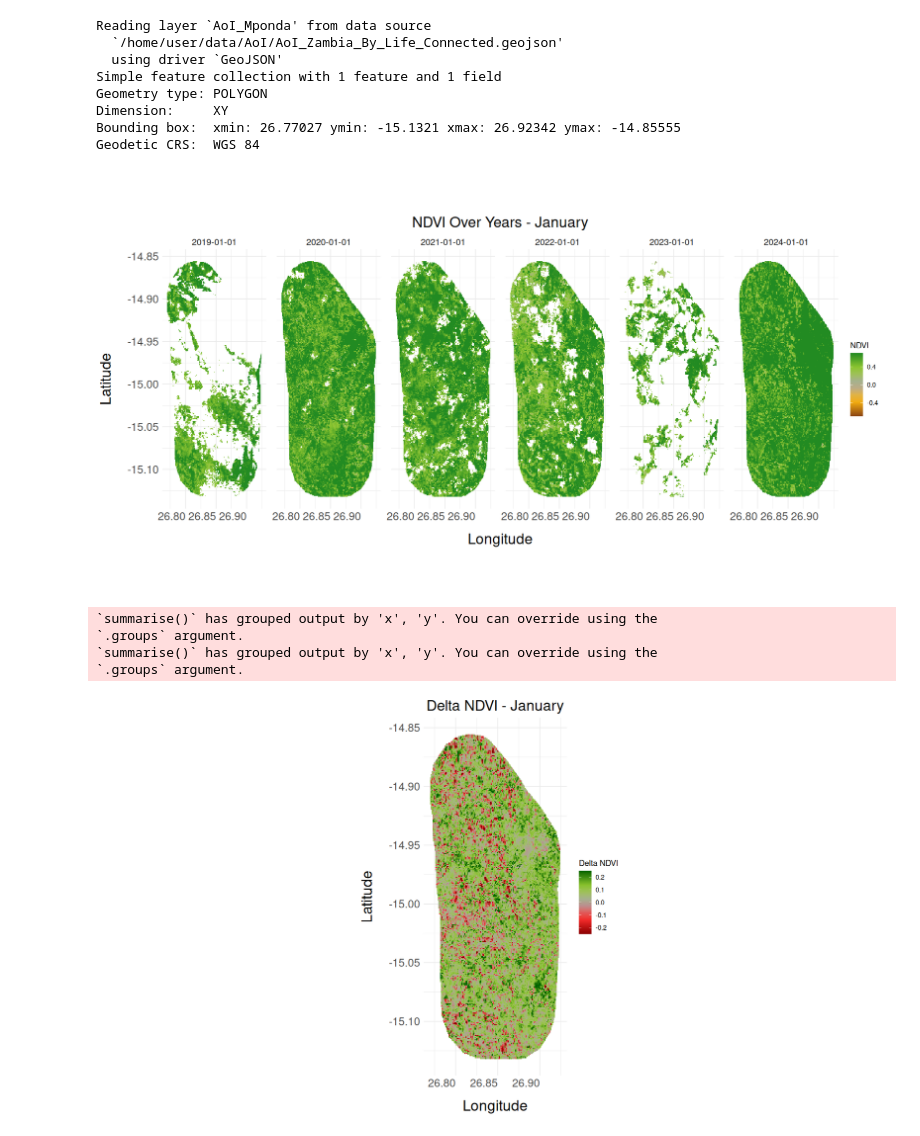
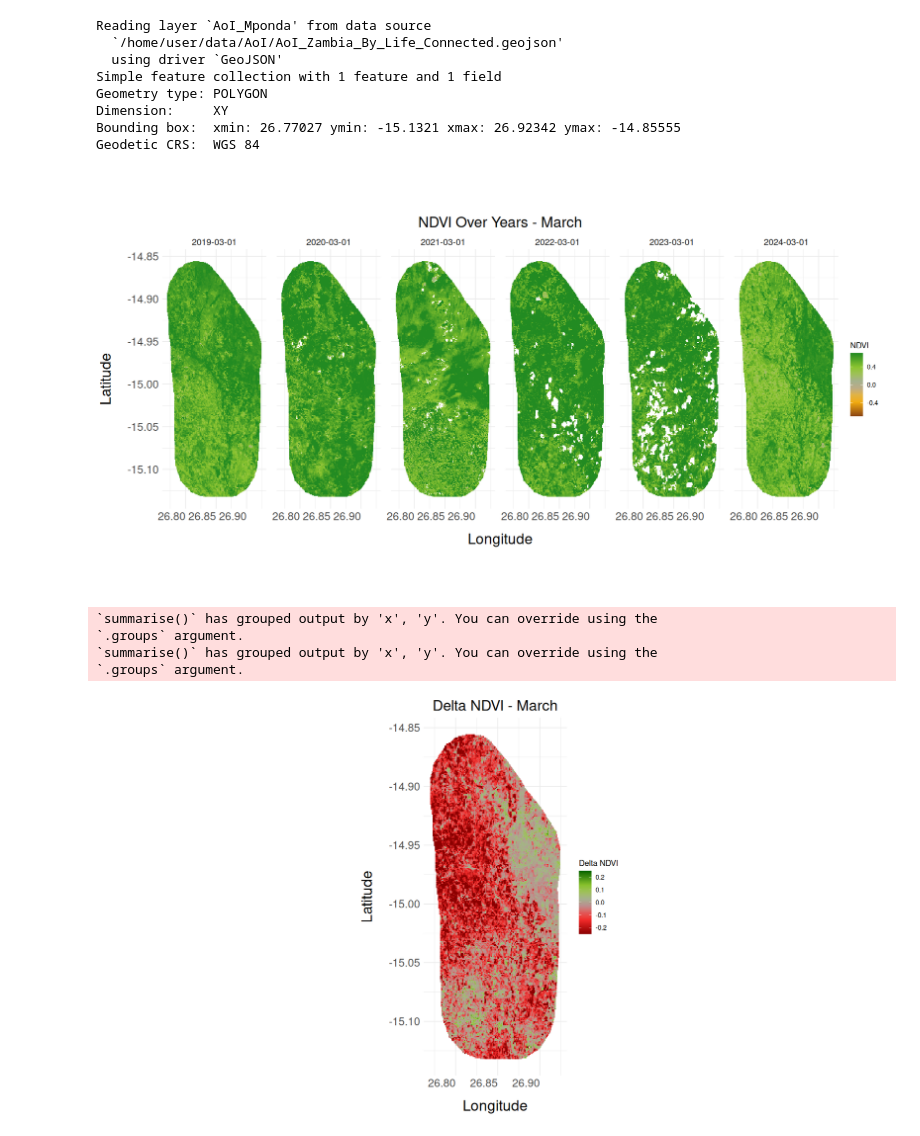
Before and after one commit to SensingClues/correlaid-environmental-time-series, a Jupyter notebook: notebooks/zambia_ndvi_heatmap.ipynb, the cells around one changed output. Cells and saved outputs as stored; diff of their text form; code cells hidden in the pictures.

```diff
--- a/notebooks/zambia_ndvi_heatmap.ipynb
+++ b/notebooks/zambia_ndvi_heatmap.ipynb
@@ -60,11 +60,13 @@ Found data for 48 months, from 2020-01 to 2023-12
 # %%
 ## Load raster and vector objects
 
-# load raster data for all months, and stack
-ndvi_rast <- terra::rast(paste0(data_path, ndvi_files))
+# load input Area of Interest (AoI) to later mask data
+aoi_proj <- get_aoi_vector(aoi_files = aoi_files, aoi_path = aoi_path,
+                           projection = "EPSG:4326")
 
-# load input Area of Interest (AoI) to later mask data
-aoi_vec <- sf::st_read(paste0(aoi_path, aoi_files))
+ndvi_msk <- get_ndvi_raster(ndvi_files = ndvi_files, data_path = data_path,
+                            projection = "EPSG:4326", dates = dates,
+                            aoi_proj = aoi_proj)
 # %% [output]
 Reading layer `AoI_Mponda' from data source
   `/home/user/data/AoI/AoI_Zambia_By_Life_Connected.geojson'
@@ -84,6 +78,0 @@ aoi_proj <- sf::st_transform(aoi_vec, "EPSG:4326")
-# %%
-## Mask the raster, to remove background values (if any).
-ndvi_msk <- terra::mask(ndvi_proj, aoi_proj)
-
-# change layer names for plotting
-names(ndvi_msk) <- c(dates)
@@ -106,3 +79,7 @@ ndvi_df <- transform(ndvi_df, Year = format(YearMonth, "%Y"), Month = format(Yea
+# %%
+# Extract raster layers for each date
+# and store in dataframe
+ndvi_df <- get_ndvi_df(ndvi_rast = ndvi_msk, dates = dates)
 # %%
 ## now split df into train and test data
 # train year data
@@ -120,30 +93,30 @@ colnames(test_ndvi_df)[3] <- data_type
 # %%
 ## Plot one month raster data, over years
 
-month2plot <- "01"
+month2plot <- "03"
 
 # Change plot size to 15 x 8
 options(repr.plot.width=15, repr.plot.height=8)
 
 # Define a color map from brown to green
 brgr.colors <- colorRampPalette(c("chocolate4", "darkgoldenrod1", "darkgray", "yellowgreen", "forestgreen"))
 
 # train data
-ggplot(ndvi_df[ndvi_df$Month == month2plot, ], aes(x = x, y = y, fill = Value)) +
+ggplot(ndvi_df[ndvi_df$Month == month2plot, ], aes(x = x, y = y, fill = NDVI)) +
   geom_raster() +
   scale_fill_gradientn(colors = brgr.colors(10), limits = c(-.7, .7), oob = scales::squish) +
   facet_wrap(~ YearMonth, ncol = 6) +
   labs(title = paste0("NDVI Over Years - ", month.name[as.numeric(month2plot)]), fill = "NDVI", x = "Longitude", y = "Latitude") +
   theme_minimal() +
   theme(
     aspect.ratio = 2.5, # Keep a consistent aspect ratio
     panel.spacing = unit(1, "lines"), # Space between panels
     strip.text = element_text(size = 12), # Adjust facet labels
     axis.text.x = element_text(hjust = 1, size = 15),
     axis.text.y = element_text(size = 15),
     axis.title.x = element_text(size = 20, margin = margin(15,0,0,0)),
     axis.title.y = element_text(size = 20, margin = margin(0,15,0,0)),
     plot.title = element_text(size = 20, hjust = 0.5)
   )
 # %% [output]
-[figure, old version]
+[figure, new version]
@@ -154,17 +122,0 @@ ggplot(ndvi_df[ndvi_df$Month == month2plot, ], aes(x = x, y = y, fill = Value))
-# %%
-## Calculate mean value for each coordinate
-
-# train data
-train_ndvi_summary <- train_ndvi_df %>%
-  group_by(x,y, Month) %>%
-  summarize(mean_ndvi = mean(NDVI))
-
-# test data
-test_ndvi_summary <- test_ndvi_df %>%
-  group_by(x,y, Month) %>%
-  summarize(mean_ndvi = mean(NDVI))
-# %% [output]
-`summarise()` has grouped output by 'x', 'y'. You can override using the
-`.groups` argument.
-`summarise()` has grouped output by 'x', 'y'. You can override using the
-`.groups` argument.
@@ -180,7 +123,16 @@ ndvi_comparison <- ndvi_comparison %>%
+# %%
+## compute NDVI deviation from baseline in 2D space
+
+delta_ndvi_df <- get_delta_ndvi_df(train_ndvi_df = train_ndvi_df, test_ndvi_df = test_ndvi_df)
+# %% [output]
+`summarise()` has grouped output by 'x', 'y'. You can override using the
+`.groups` argument.
+`summarise()` has grouped output by 'x', 'y'. You can override using the
+`.groups` argument.
 # %%
 ## Plot one month raster data, to show delta NDVI
 
-month2plot <- "01"
+month2plot <- "03"
 
 # Change plot size to 15 x 8
 options(repr.plot.width=15, repr.plot.height=8)
@@ -189,7 +141,7 @@ options(repr.plot.width=15, repr.plot.height=8)
 brgr.colors <- colorRampPalette(c("darkred", "firebrick1", "darkgray", "yellowgreen", "darkgreen"))
 
 # train data
-ggplot(ndvi_comparison[ndvi_comparison$Month == month2plot, ], aes(x = x, y = y, fill = delta_ndvi)) +
+ggplot(delta_ndvi_df[delta_ndvi_df$Month == month2plot, ], aes(x = x, y = y, fill = delta_ndvi)) +
   geom_raster() +
   scale_fill_gradientn(colors = brgr.colors(10), limits = c(-.25, .25), oob = scales::squish) +
   labs(title = paste0("Delta NDVI - ", month.name[as.numeric(month2plot)]), fill = "Delta NDVI", x = "Longitude", y = "Latitude") +
@@ -205,4 +157,4 @@ ggplot(ndvi_comparison[ndvi_comparison$Month == month2plot, ], aes(x = x, y = y,
     plot.title = element_text(size = 20, hjust = 0.5)
   )
 # %% [output]
-[figure, old version]
+[figure, new version]
```
Also changed, not shown: parts of 8 cells of this notebook, 2 other files.
